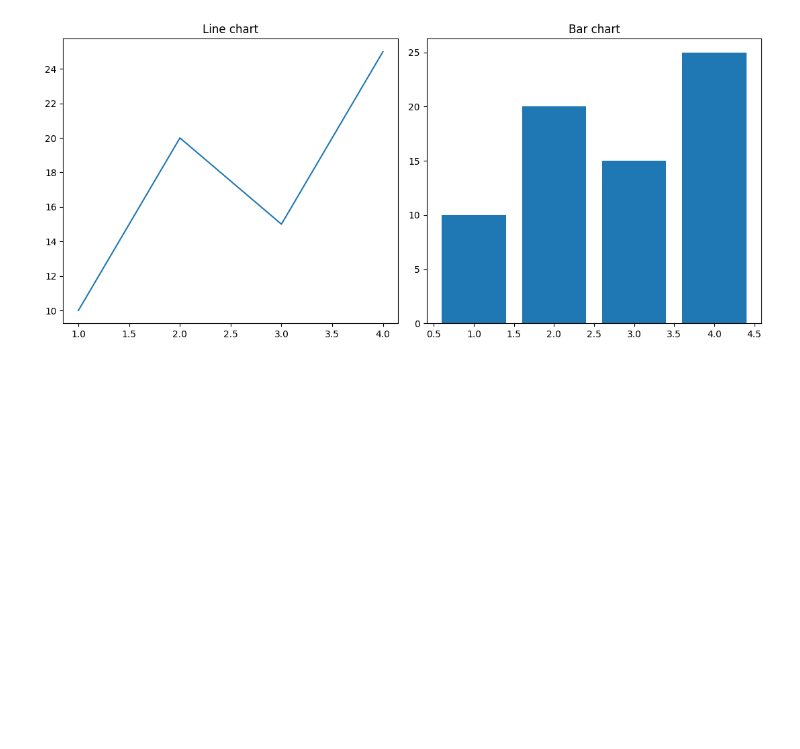
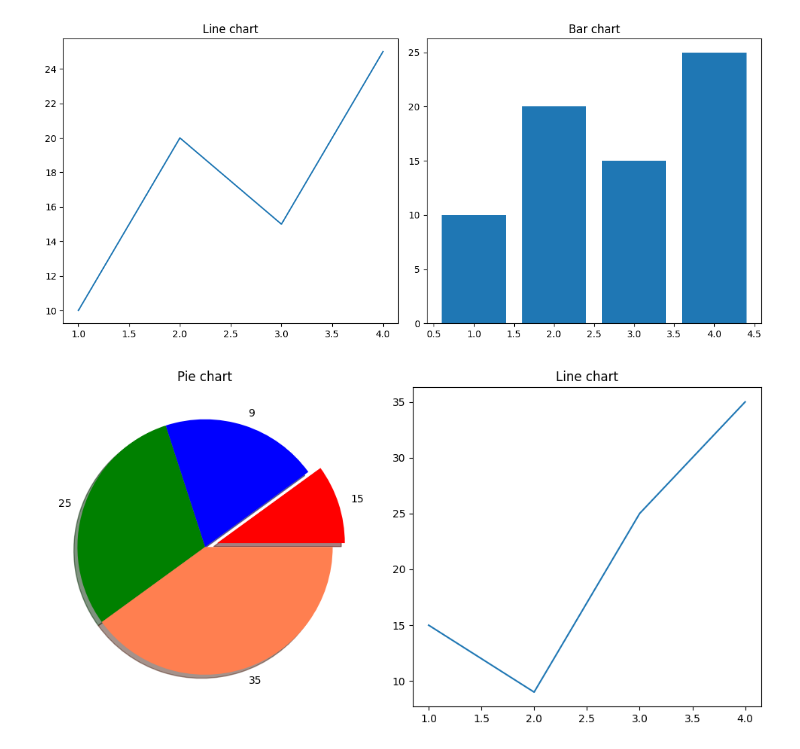
Before and after one commit to rahul-gitt/AL-ML-JOURNEY, a Jupyter notebook: Matplotlib/9_subplot.ipynb, the cells around one changed output. Cells and saved outputs as stored; diff of their text form; code cells hidden in the pictures; blank space fills up the shorter version.

Commit message:
learn advance sub plot

```diff
--- a/Matplotlib/9_subplot.ipynb
+++ b/Matplotlib/9_subplot.ipynb
@@ -33,3 +33,26 @@ plt.tight_layout()
 plt.show()
 # %% [output]
 [figure]
+# %%
+import matplotlib.pyplot as plt
+
+fig, ax = plt.subplots(1,2, figsize= (10,5))
+
+explode = [0.1, 0,0 ,0]
+
+x = [1,2,3,4]
+y = [15,9,25, 35]
+
+ax[0].pie(x, labels =y,
+          colors= ['red', 'blue', 'green', 'coral'],
+          shadow = True,
+          explode = explode)
+ax[0].set_title('Pie chart')
+
+ax[1].plot(x,y)
+ax[1].set_title('Line chart')
+
+plt.tight_layout()
+plt.show()
+# %% [output]
+[figure, added]
```
